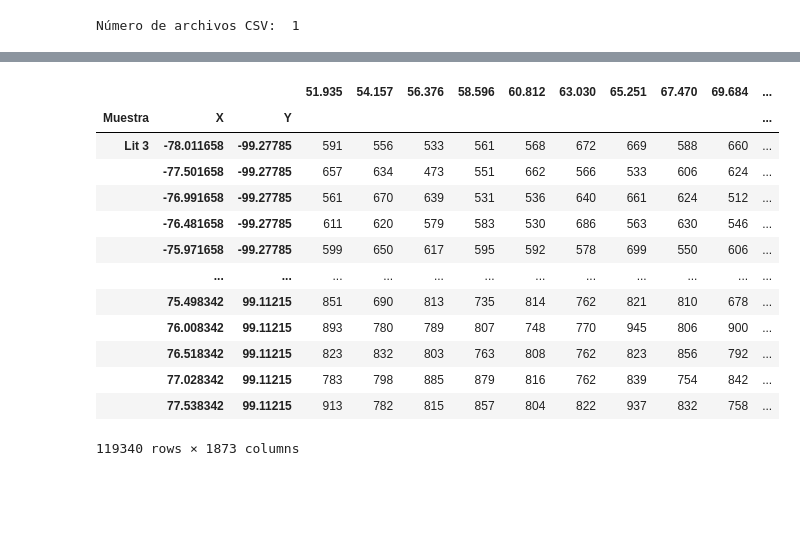
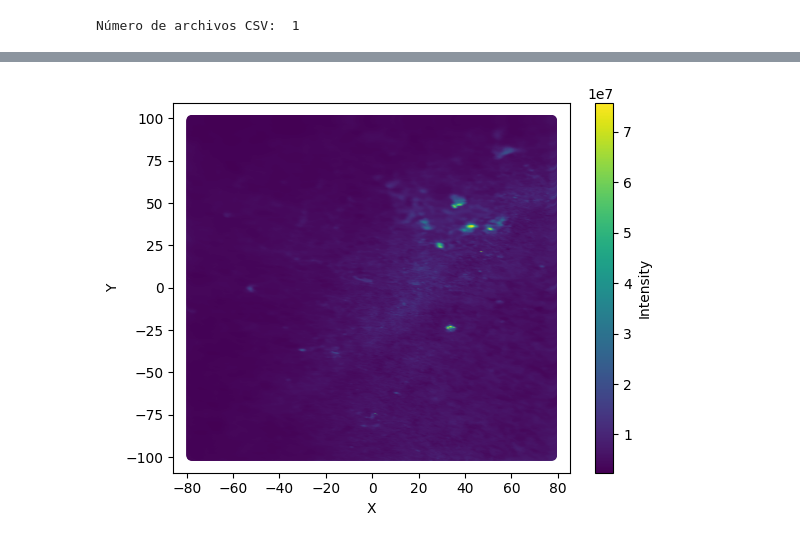
Before and after one commit to andreaperezasen/TFM-ML-Raman-Conchas-Arqueologicas, a Jupyter notebook: Code/Notebooks/procesado_nanobase.ipynb, the cells around one changed output, grey strips where cells are left out. Cells and saved outputs as stored; diff of their text form; code cells hidden in the pictures; blank space fills up the shorter version.

```diff
--- a/Code/Notebooks/procesado_nanobase.ipynb
+++ b/Code/Notebooks/procesado_nanobase.ipynb
@@ -67,0 +342,18 @@ data
+# %%
+def plot_2D (data_muestra):
+  # Seleccionamos la muestra que queremos representar
+  intensities = data_muestra.sum(axis=1)
+  # Creamos la matriz de intensidades
+  # Creamos la matriz de números de onda
+  wavenumber = data_muestra.columns.get_level_values(0).astype(float)
+  # Creamos la matriz de coordenadas
+  X = data_muestra.index.get_level_values('X').astype(float)
+  Y = data_muestra.index.get_level_values('Y').astype(float)
+  plt.scatter(X, Y, c=intensities, cmap='viridis')
+  plt.xlabel('X')
+  plt.ylabel('Y')
+  plt.colorbar(label='Intensity')
+  plt.show()
+  plt.show()
+
+plot_2D(df)
@@ -71,17 +389,0 @@ data.to_csv(f'C:/Users/perezandrea.UNICAN/Documents/CONCHAS/{nombre}.csv',index=
-# %%
-data = data.drop(data.columns[data.columns.astype(float) < 50], axis=1)
-# %% [output]
-|  |  |  | 51.935 | 54.157 | 56.376 | 58.596 | 60.812 | 63.030 | 65.251 | 67.470 | 69.684 | ... |
-| Muestra | X | Y |  |  |  |  |  |  |  |  |  | ... |
-| Lit 3 | -78.011658 | -99.27785 | 591 | 556 | 533 | 561 | 568 | 672 | 669 | 588 | 660 | ... |
-|  | -77.501658 | -99.27785 | 657 | 634 | 473 | 551 | 662 | 566 | 533 | 606 | 624 | ... |
-|  | -76.991658 | -99.27785 | 561 | 670 | 639 | 531 | 536 | 640 | 661 | 624 | 512 | ... |
-|  | -76.481658 | -99.27785 | 611 | 620 | 579 | 583 | 530 | 686 | 563 | 630 | 546 | ... |
-|  | -75.971658 | -99.27785 | 599 | 650 | 617 | 595 | 592 | 578 | 699 | 550 | 606 | ... |
-|  | ... | ... | ... | ... | ... | ... | ... | ... | ... | ... | ... | ... |
-|  | 75.498342 | 99.11215 | 851 | 690 | 813 | 735 | 814 | 762 | 821 | 810 | 678 | ... |
-|  | 76.008342 | 99.11215 | 893 | 780 | 789 | 807 | 748 | 770 | 945 | 806 | 900 | ... |
-|  | 76.518342 | 99.11215 | 823 | 832 | 803 | 763 | 808 | 762 | 823 | 856 | 792 | ... |
-|  | 77.028342 | 99.11215 | 783 | 798 | 885 | 879 | 816 | 762 | 839 | 754 | 842 | ... |
-|  | 77.538342 | 99.11215 | 913 | 782 | 815 | 857 | 804 | 822 | 937 | 832 | 758 | ... |
-119340 rows × 1873 columns
@@ -87,0 +392,4 @@ data = data.drop(data.columns[data.columns.astype(float) < 50], axis=1)
+# %%
+plot_2D(df_lit3)
+# %% [output]
+[figure, added]
```
Also changed, not shown: parts of 17 cells of this notebook, 1 other file.
